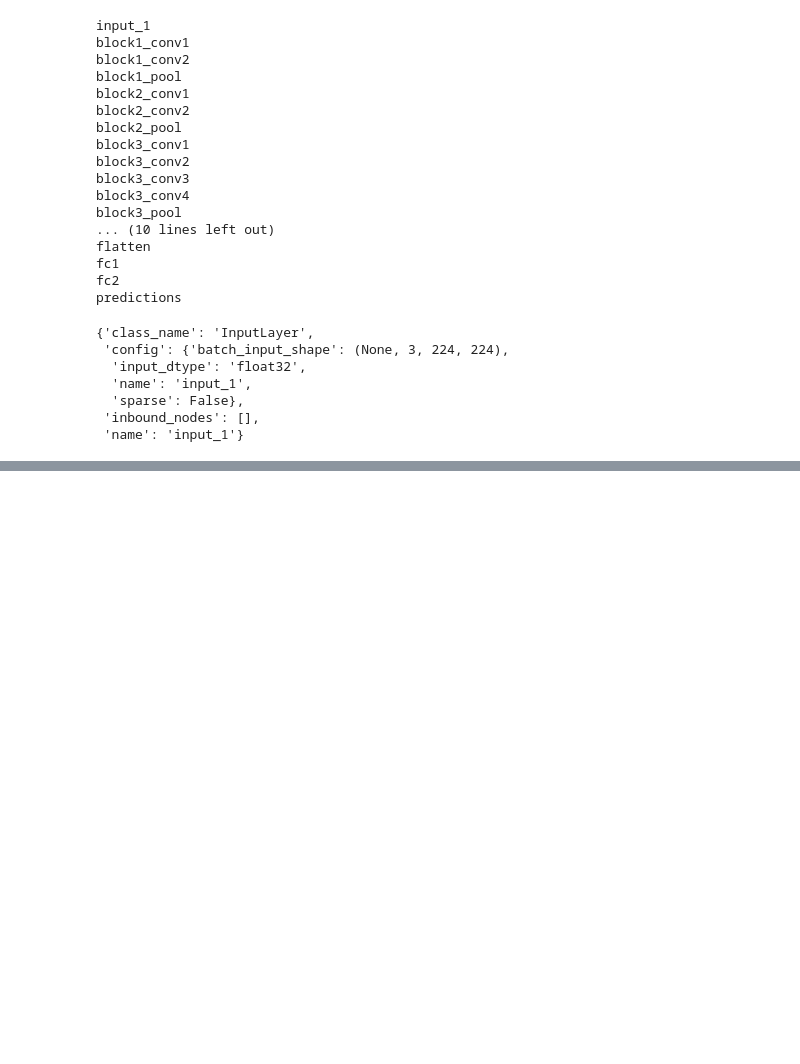
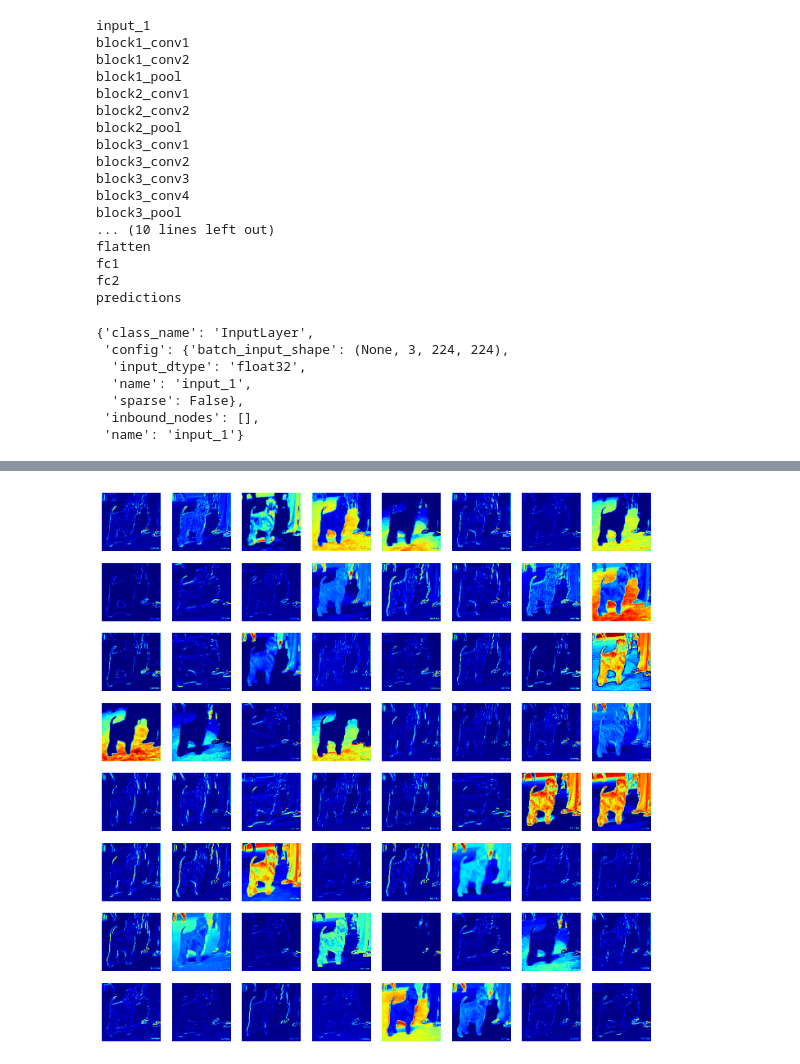
Before and after one commit to nateGeorge/IDmyDog, a Jupyter notebook: neural_nets/Test different feature levels.ipynb, the cells around one changed output, grey strips where cells are left out. Saved outputs shown, nothing was run; the diff lists cells and outputs as text; code cells hidden in the pictures; blank space fills up the shorter version.

```diff
--- a/neural_nets/Test different feature levels.ipynb
+++ b/neural_nets/Test different feature levels.ipynb
@@ -135,0 +168,12 @@ plt.imshow(testFeat[0][0])
+# %%
+c = plt.figure(figsize=(12, 12))
+for i in range (512):
+    ax = c.add_subplot(8, 8, i + 1)
+    ax.imshow(testFeat[0][i])
+    ax.set_xticks([])
+    ax.set_yticks([])
+    ax.axis('off')
+    if i == 63:
+        break
+# %% [output]
+[figure, added]
```
Also changed, not shown: parts of 16 cells of this notebook, 1 other file.
